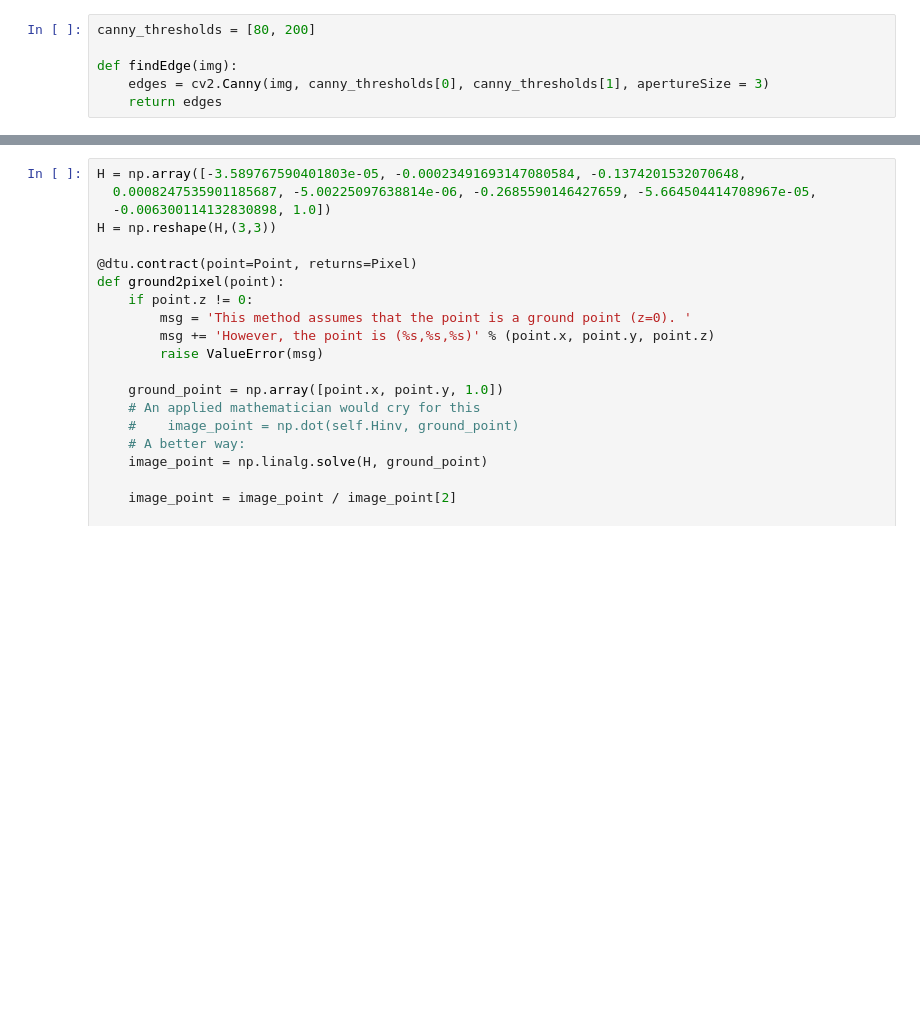
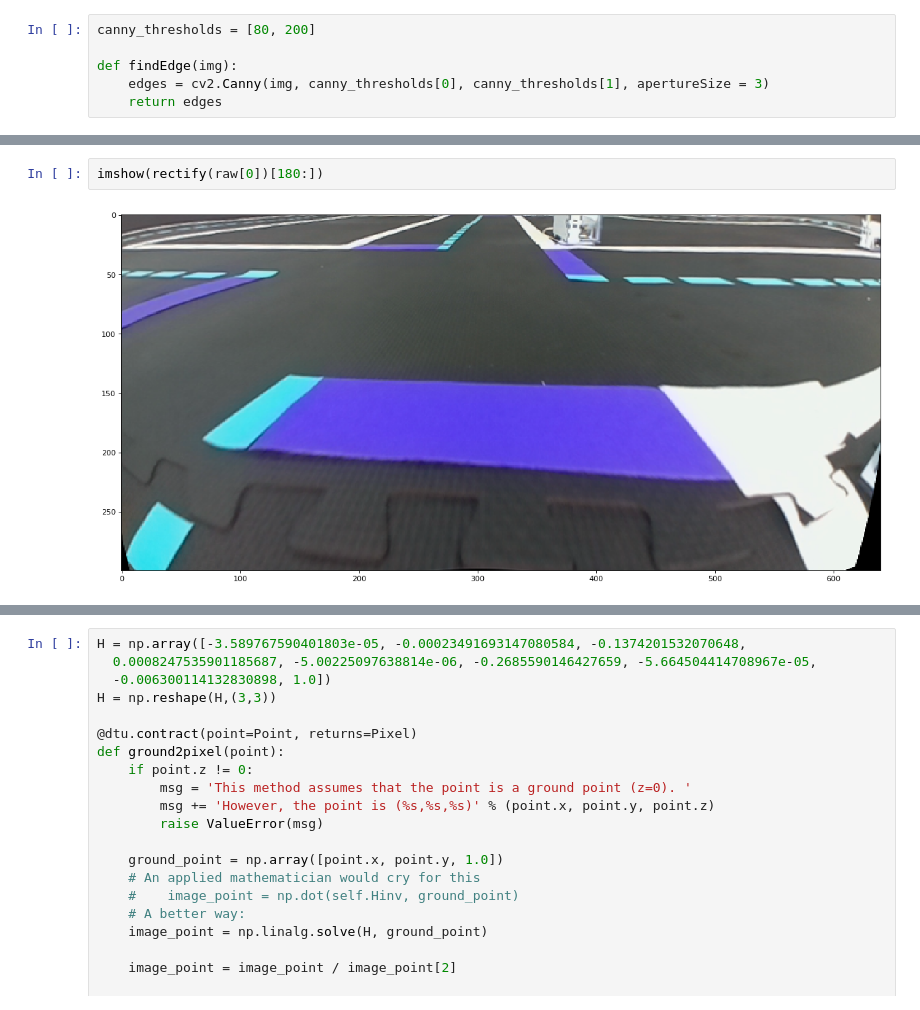
Before and after one commit to duckietown-ethz/proj-lfi, a Jupyter notebook: notebooks/db-nb/reprojection.ipynb, the cells around one changed output, grey strips where cells are left out. Saved outputs shown, nothing was run; the diff lists cells and outputs as text; blank space fills up the shorter version.

```diff
--- a/notebooks/db-nb/reprojection.ipynb
+++ b/notebooks/db-nb/reprojection.ipynb
@@ -65,3 +75,7 @@ def process(img):
+# %%
+imshow(rectify(raw[0])[180:])
+# %% [output]
+[figure, added]
 # %%
 # PROCESS ALL IMAGES AND STORE THEM IN ARRAYS
 compressed = []
```
Also changed, not shown: parts of 9 cells of this notebook, 18 other files.
